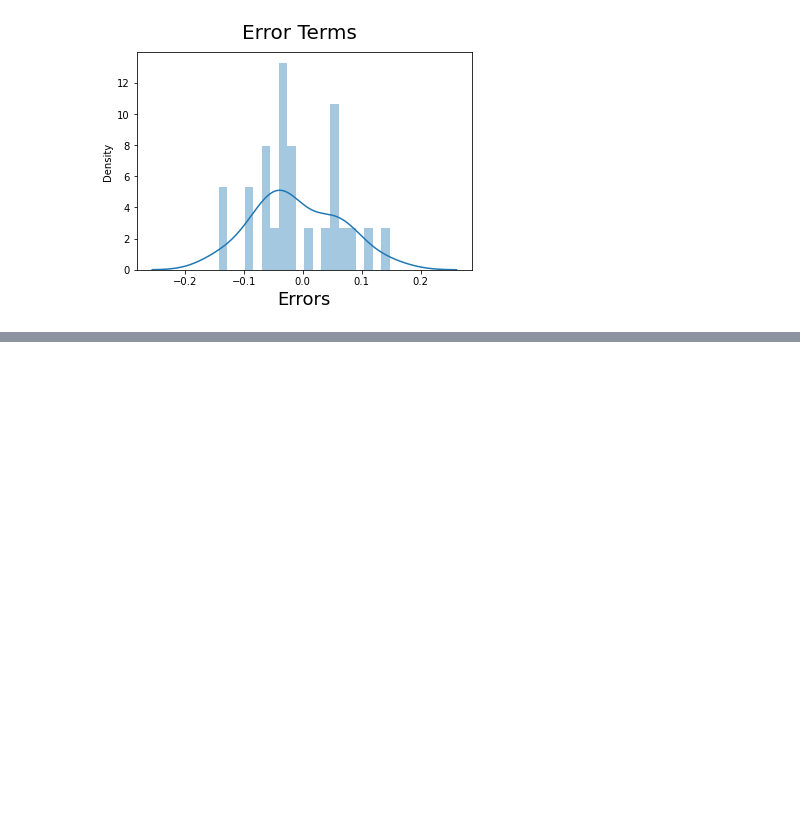
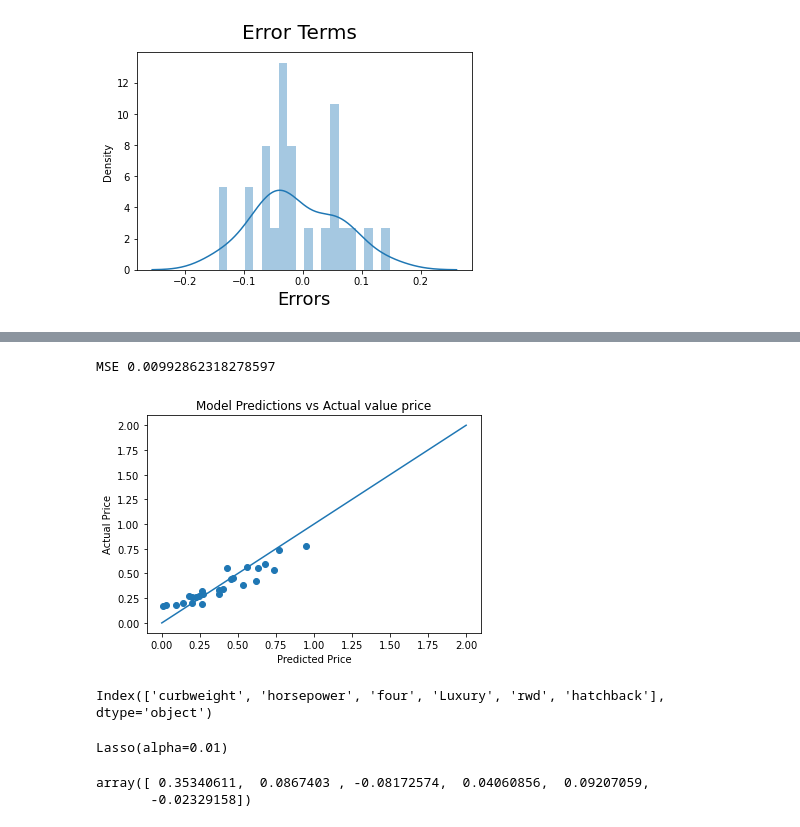
Before and after one commit to Rawanawh/CarPricePredicting-LinearRegression, a Jupyter notebook: Car price.ipynb, the cells around one changed output, grey strips where cells are left out. Saved outputs shown, nothing was run; the diff lists cells and outputs as text; code cells hidden in the pictures; blank space fills up the shorter version.

```diff
--- a/Car price.ipynb
+++ b/Car price.ipynb
@@ -695,0 +721,6 @@ plt.xlabel('Errors', fontsize = 18);
+# %%
+# we have run the cross validation to find the best alpha, refit the model on all the data with that alpha
+alphavec = 10**np.linspace(-2,2,200)
+
+lasso_model = LassoCV(alphas = alphavec, cv=5)
+lasso_model.fit(X_train, y_train)
@@ -695,0 +768,30 @@ plt.xlabel('Errors', fontsize = 18);
+# %%
+pred = lasso_model.predict(X_test)
+# %%
+print('MSE',metrics.mean_squared_error(y_test, pred))
+# %% [output]
+MSE 0.00992862318278597
+# %%
+plt.scatter(y_test, pred)
+plt.plot(np.linspace(0,2,50), np.linspace(0,2,50))
+plt.xlabel('Predicted Price')
+plt.ylabel('Actual Price')
+plt.title('Model Predictions vs Actual value price');
+# %% [output]
+[figure, added]
+# %%
+columns_names = X_train.columns.drop(['wheelbase','carlength','carwidth','enginesize','boreratio','mileage','five','six','two','Mid_Range','l','ohc','ohcf','ohcv','rotor', 'fwd', 'hardtop','sedan','wagon', 'turbo','gas'])
+columns_names
+# %% [output]
+Index(['curbweight', 'horsepower', 'four', 'Luxury', 'rwd', 'hatchback'], dtype='object')
+# %%
+clf = Lasso(alpha=0.01)
+clf.fit(X_train.loc[:,columns_names], y_train)
+# %% [output]
+Lasso(alpha=0.01)
+# %%
+coeff = clf.coef_
+coeff
+# %% [output]
+array([ 0.35340611,  0.0867403 , -0.08172574,  0.04060856,  0.09207059,
+       -0.02329158])
```
Also changed, not shown: parts of 23 cells of this notebook.
